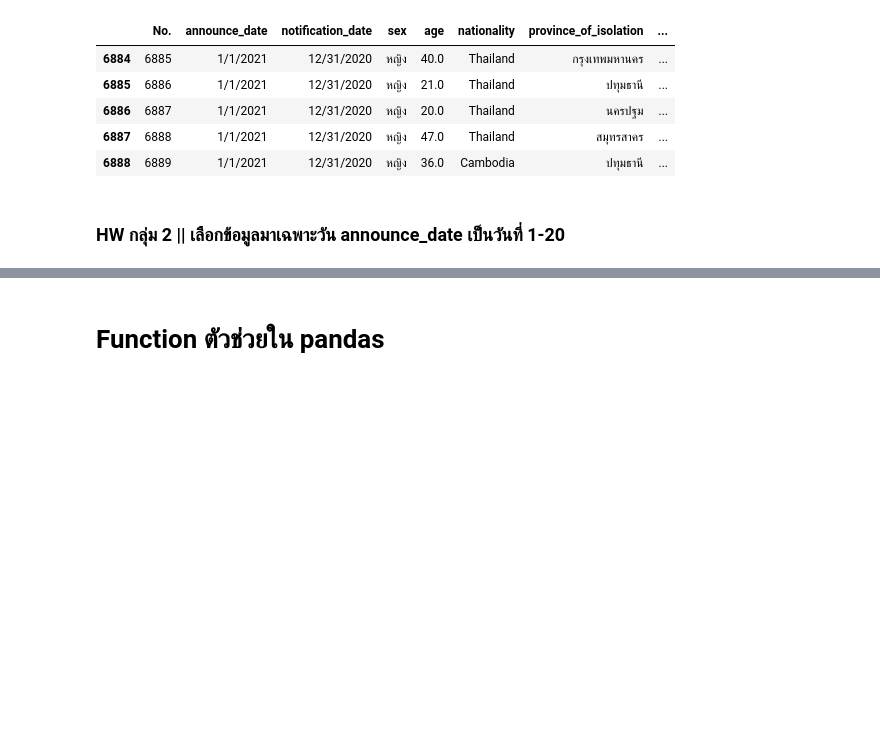
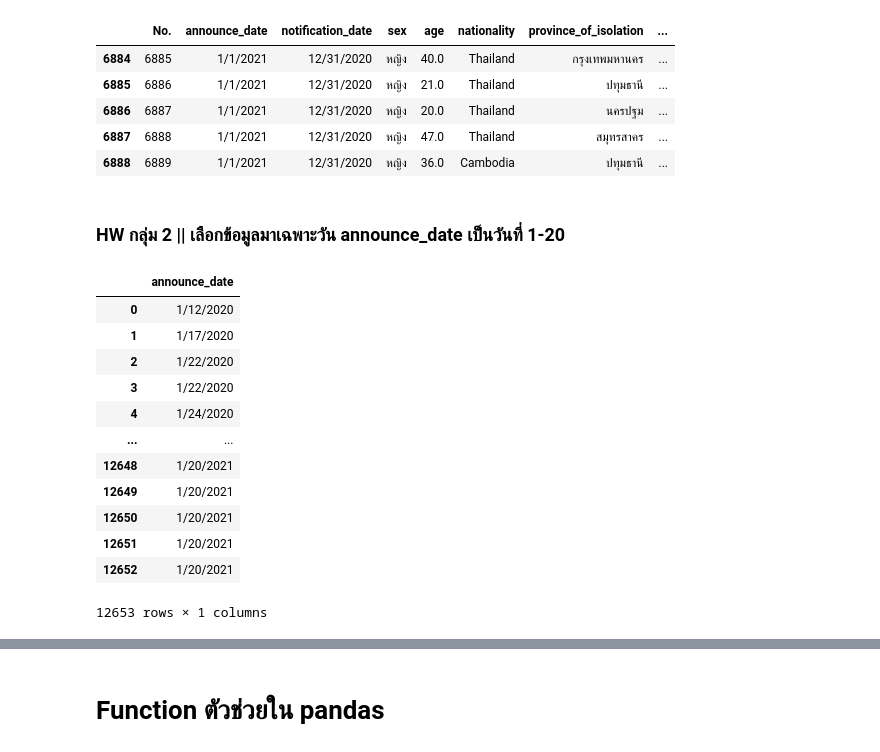
Before and after one commit to suwitchaya17/data_viz_2022, a Jupyter notebook: Pandas101.ipynb, the cells around one changed output, grey strips where cells are left out. Drawn from its saved outputs; the diff is of its cells as text; code cells hidden in the pictures; blank space fills up the shorter version.

```diff
--- a/Pandas101.ipynb
+++ b/Pandas101.ipynb
@@ -846,3 +846,21 @@ data_covid[TF].head()
 | 6888 | 6889 | 1/1/2021 | 12/31/2020 | หญิง | 36.0 | Cambodia | ปทุมธานี | ... |
 # %% [markdown]
 ### HW กลุ่ม 2 || เลือกข้อมูลมาเฉพาะวัน announce_date เป็นวันที่ 1-20
+# %%
+this_data = data_covid[['announce_date']] #กำหนดชื่อ Data และ column ที่ต้องการ
+# %%
+this_data
+# %% [output]
+|  | announce_date |
+| 0 | 1/12/2020 |
+| 1 | 1/17/2020 |
+| 2 | 1/22/2020 |
+| 3 | 1/22/2020 |
+| 4 | 1/24/2020 |
+| ... | ... |
+| 12648 | 1/20/2021 |
+| 12649 | 1/20/2021 |
+| 12650 | 1/20/2021 |
+| 12651 | 1/20/2021 |
+| 12652 | 1/20/2021 |
+12653 rows × 1 columns
```
Also changed, not shown: parts of 1 cell of this notebook.
